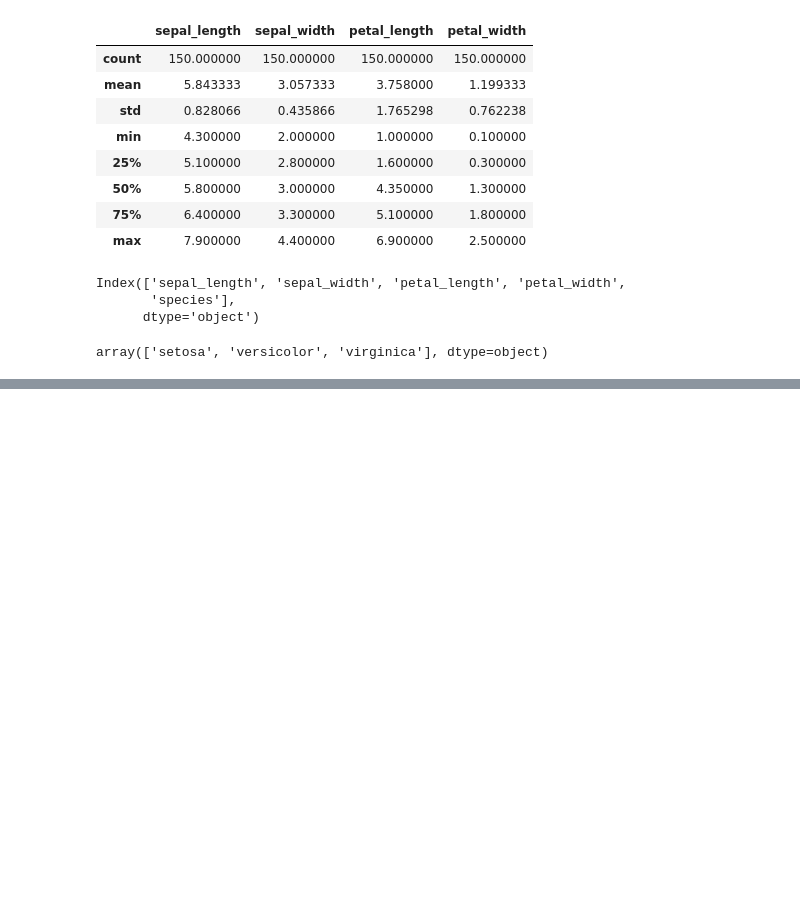
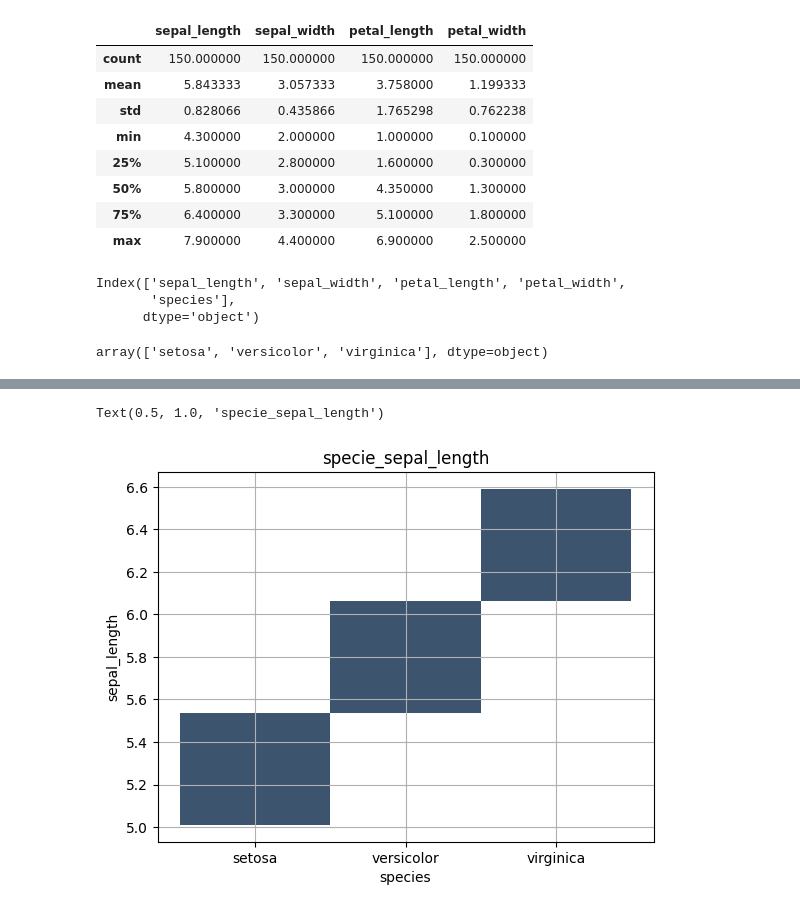
Before and after one commit to utkuseyithanoglu/utkuvisualization-exercises-with-matplot-and-seaborn, a Jupyter notebook: notebook/trying_some_work.ipynb, the cells around one changed output, grey strips where cells are left out. Cells and saved outputs as stored; diff of their text form; code cells hidden in the pictures; blank space fills up the shorter version.

```diff
--- a/notebook/trying_some_work.ipynb
+++ b/notebook/trying_some_work.ipynb
@@ -74,0 +99,10 @@ plt.grid()
+# %%
+sns.histplot(data=a,x='species',y='sepal_length')
+#bunun yarım gösterme sebebi veri az bunun yerine bar plotla göstermek daha doğru az veriyi
+plt.grid()
+plt.xlabel='species'
+plt.ylabel='sepal_length'
+plt.title('specie_sepal_length')
+# %% [output]
+Text(0.5, 1.0, 'specie_sepal_length')
+[figure, added]
```
Also changed, not shown: parts of 5 cells of this notebook.
